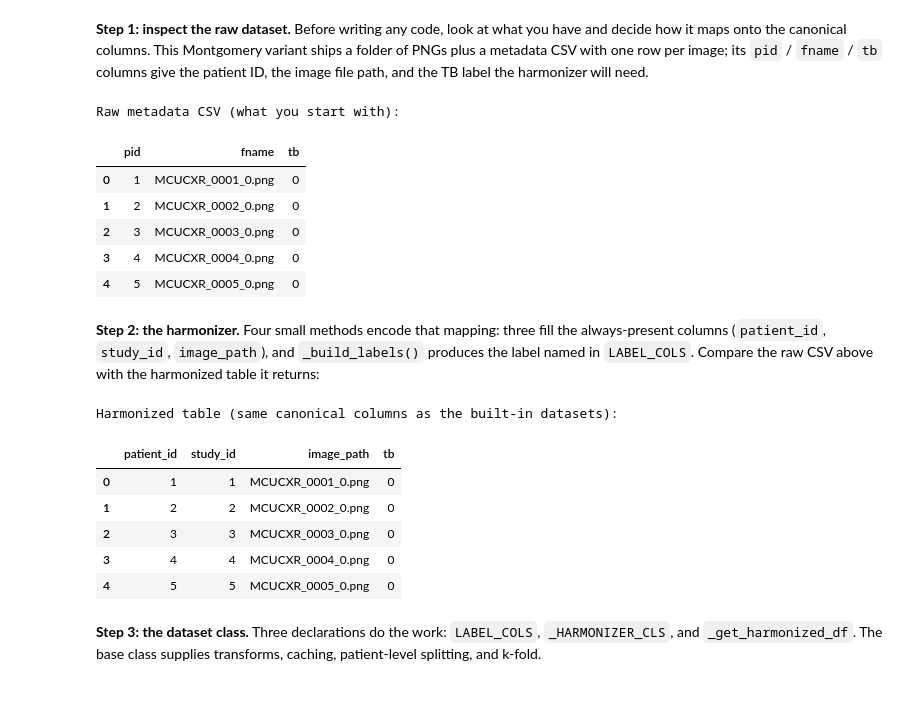
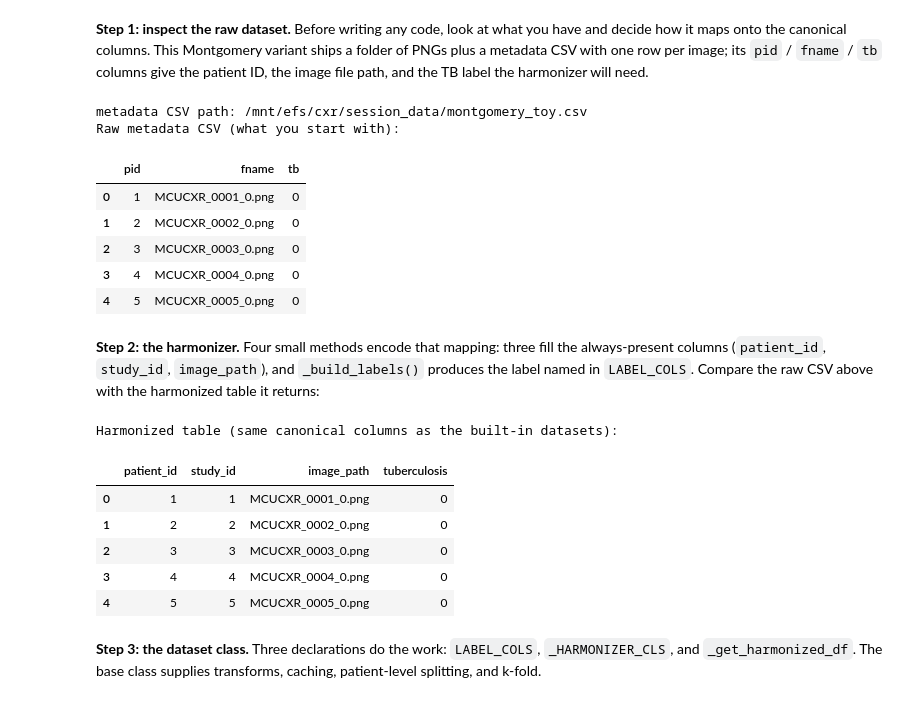
Before and after one commit to f10409/RadHarmony, a Jupyter notebook: datathon26/2_radharmony_hands_on_custom_dataset.ipynb, the cells around one changed output. Drawn from its saved outputs; the diff is of its cells as text; code cells hidden in the pictures.

```diff
--- a/datathon26/2_radharmony_hands_on_custom_dataset.ipynb
+++ b/datathon26/2_radharmony_hands_on_custom_dataset.ipynb
@@ -53,10 +54,12 @@ from radharmony.harmonizer.base import BaseHarmonizer
 
 # Your dataset already comes with a metadata CSV. This one ships with the
 # tutorial (data/montgomery_toy.csv): one row per image, columns pid/fname/tb.
-index_csv = f"{SESSION_DATA}/montgomery_toy.csv"
+index_csv = f"{SESSION_DATA}montgomery_toy.csv"
+print(f"metadata CSV path: {index_csv}")
 print("Raw metadata CSV (what you start with):")
 display(pd.read_csv(index_csv).head())
 # %% [output]
+metadata CSV path: /mnt/efs/cxr/session_data/montgomery_toy.csv
 Raw metadata CSV (what you start with):
 |  | pid | fname | tb |
 | 0 | 1 | MCUCXR_0001_0.png | 0 |
@@ -68,39 +71,39 @@ Raw metadata CSV (what you start with):
 **Step 2: the harmonizer.** Four small methods encode that mapping: three fill the always-present columns (`patient_id`, `study_id`, `image_path`), and `_build_labels()` produces the label named in `LABEL_COLS`. Compare the raw CSV above with the harmonized table it returns:
 # %%
 class MyMontgomeryHarmonizer(BaseHarmonizer):
-    LABEL_COLS = ["tb"]  # which columns are labels to carry into the table
+    LABEL_COLS = ["tuberculosis"]  # which columns are labels to carry into the table
 
     def __init__(self, csv_path, base_image_dir):
         super().__init__(csv_path=csv_path)
         self.base_image_dir = base_image_dir
 
     def _build_patient_id(self):
         self.df["patient_id"] = self.df["pid"].astype(str)
 
     def _build_study_id(self):
         self.df["study_id"] = self.df["pid"].astype(str)  # one study per patient here
 
     def _build_image_path(self):
         self.df["image_path"] = self.df["fname"].astype(
             str
         )  # relative to base_image_dir
 
     def _build_labels(self):
         # Produce each column named in LABEL_COLS. Here the raw `tb` column is
         # already 0/1, so we just ensure it is integer-typed; a real dataset
         # might map text like "TB"/"Normal" to 1/0 or merge a separate label CSV.
-        self.df["tb"] = self.df["tb"].astype(int)  # 0 = normal, 1 = TB
+        self.df["tuberculosis"] = self.df["tb"].astype(int)  # 0 = normal, 1 = TB
 
 
 # Running the harmonizer produces the canonical table used everywhere else.
 my_df = MyMontgomeryHarmonizer(
     csv_path=index_csv, base_image_dir=MONTGOMERY_DIR
 ).harmonize()
 print("\nHarmonized table (same canonical columns as the built-in datasets):")
 display(my_df.head())
 # %% [output]
 Harmonized table (same canonical columns as the built-in datasets):
-|  | patient_id | study_id | image_path | tb |
+|  | patient_id | study_id | image_path | tuberculosis |
 | 0 | 1 | 1 | MCUCXR_0001_0.png | 0 |
 | 1 | 2 | 2 | MCUCXR_0002_0.png | 0 |
 | 2 | 3 | 3 | MCUCXR_0003_0.png | 0 |
```
Also changed, not shown: parts of 4 cells of this notebook, 1 other file.
